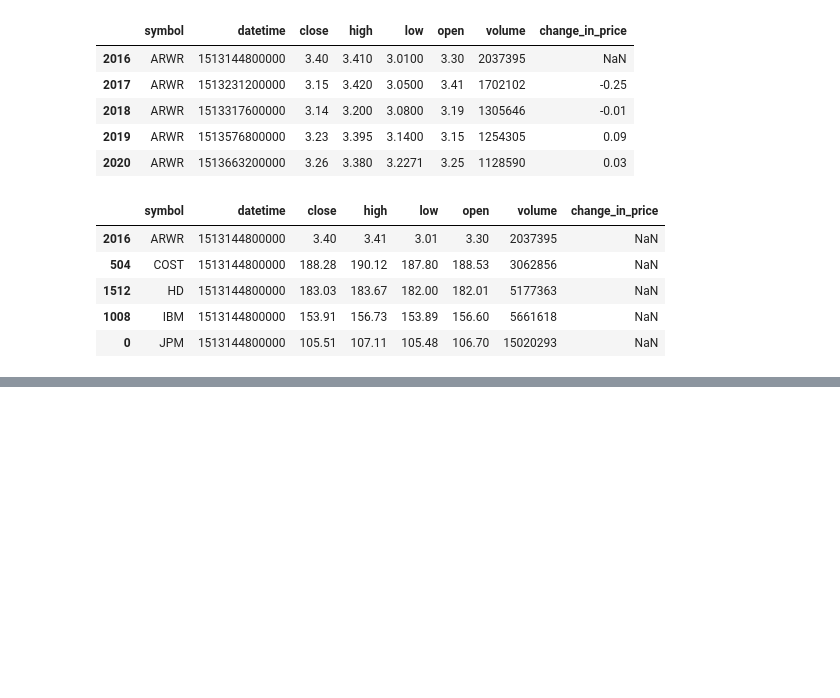
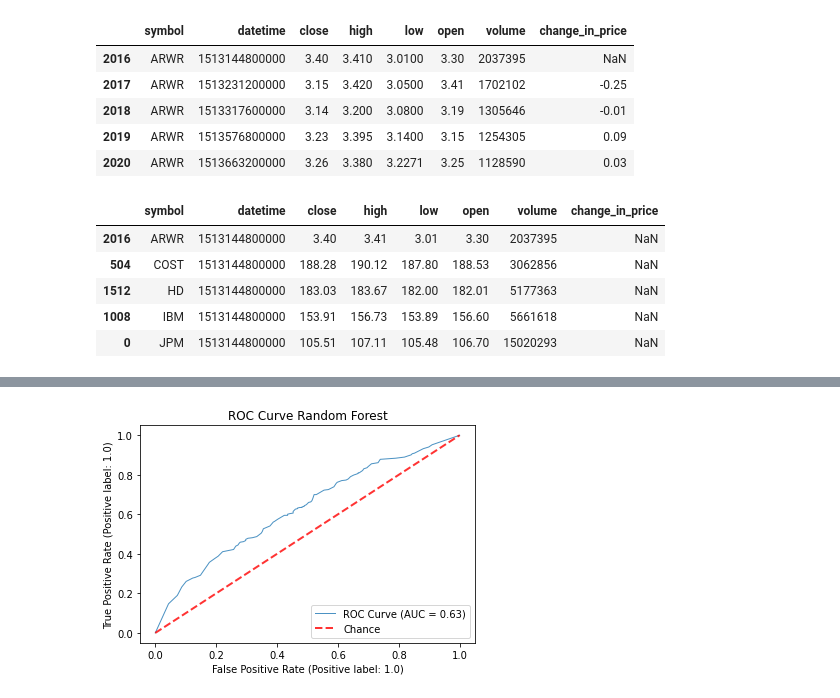
Before and after one commit to Adam-Mahdi/ML-Finance, a Jupyter notebook: Predicting Price Movement With Random Forests.ipynb, the cells around one changed output, grey strips where cells are left out. Drawn from its saved outputs; the diff is of its cells as text; code cells hidden in the pictures; blank space fills up the shorter version.

```diff
--- a/Predicting Price Movement With Random Forests.ipynb
+++ b/Predicting Price Movement With Random Forests.ipynb
@@ -107,0 +392,22 @@ price_data[price_data.isna().any(axis = 1)]
+# %%
+'''
+    ROC CURVE
+'''
+
+fig, ax = plt.subplots()
+
+# Create an ROC Curve plot.
+rfc_disp = plot_roc_curve(rand_frst_clf, X_test, y_test, alpha = 0.8, name='ROC Curve', lw=1, ax=ax)
+
+# Add our Chance Line
+ax.plot([0, 1], [0, 1], linestyle='--', lw=2, color='r', label='Chance', alpha=.8)
+
+# Make it look pretty.
+ax.set(xlim=[-0.05, 1.05], ylim=[-0.05, 1.05], title="ROC Curve Random Forest")
+
+# Add the legend to the plot
+ax.legend(loc="lower right")
+
+plt.show()
+# %% [output]
+[figure, added]
```
Also changed, not shown: parts of 12 cells of this notebook.
